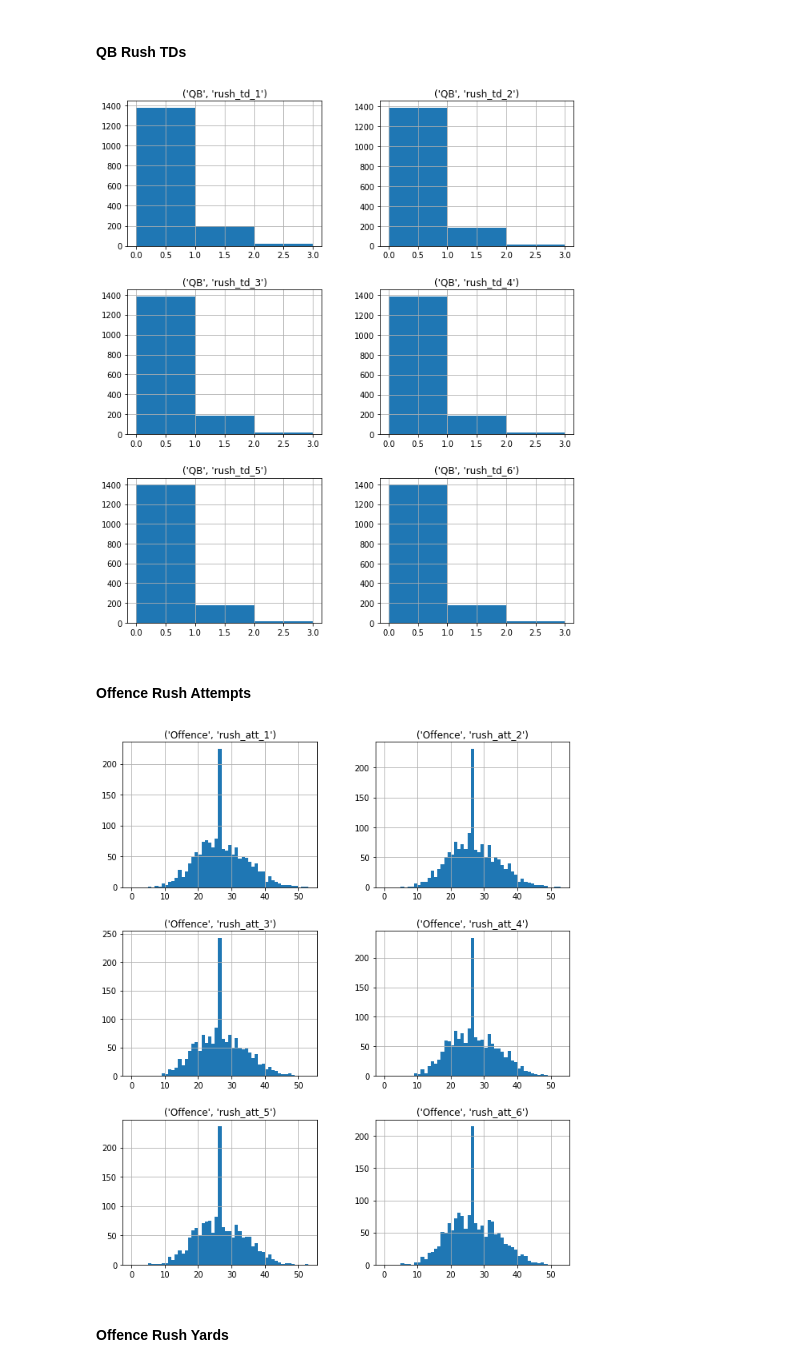
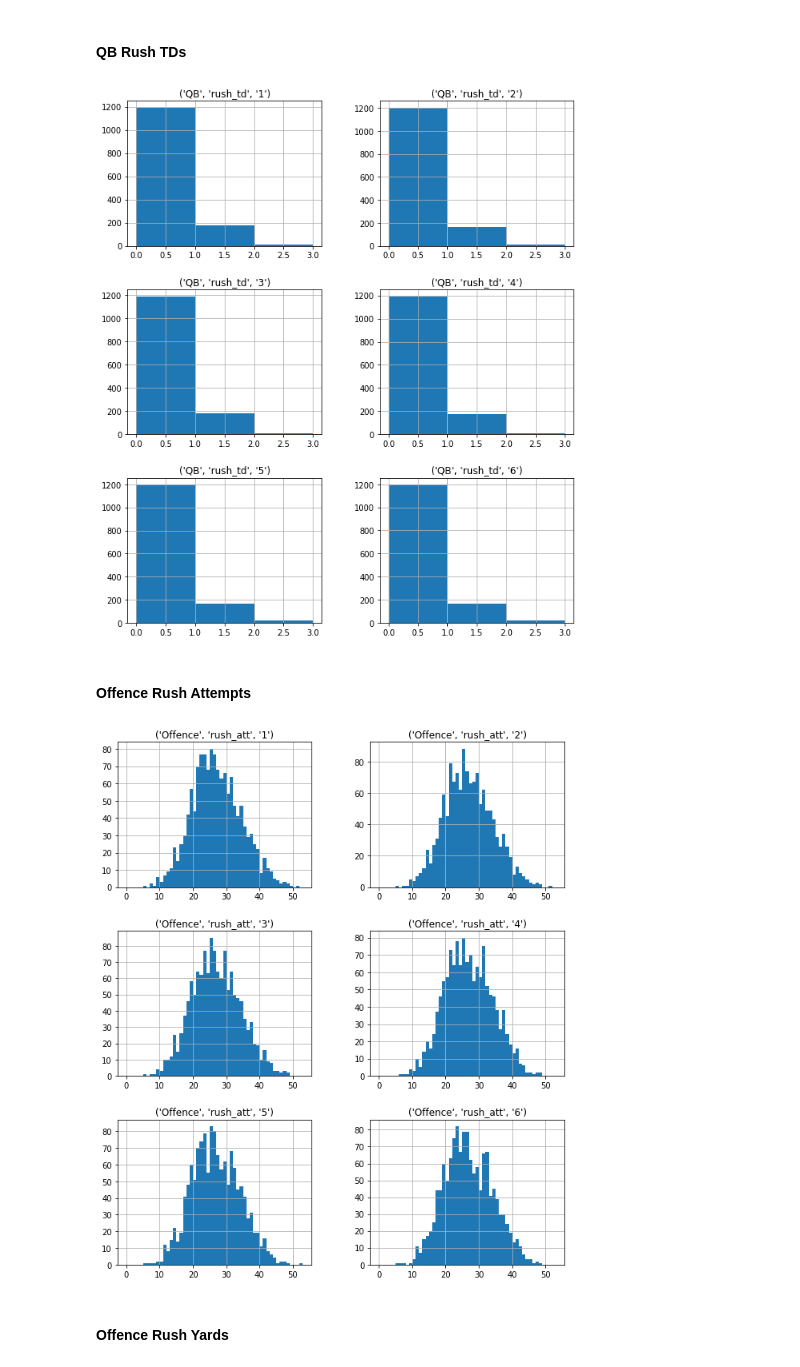
Before and after one commit to adunlop1234/NFL_Fantasy, a Jupyter notebook: QB Passing - Explore Data.ipynb, the cells around one changed output. Drawn from its saved outputs; the diff is of its cells as text; code cells hidden in the pictures.

Commit message:
Clean data jupyter notebook

```diff
--- a/QB Passing - Explore Data.ipynb
+++ b/QB Passing - Explore Data.ipynb
@@ -14,7 +16,9 @@ from collections import Counter
 # Show all columns in DataFrames
 pd.options.display.max_columns = None
 
-features = pd.read_csv(os.path.join('NeuralPassing', 'Data', 'qbPassingFeatures.csv'), index_col=0, header=[0,1])
+# SELECT WHICH DATA TO LOAD
+#features = pd.read_csv(os.path.join('NeuralPassing', 'Data', 'qbPassingFeatures.csv'), index_col=0, header=[0,1,2])
+features = pd.read_csv(os.path.join('NeuralPassing', 'Data', 'qbPassingFeatures_CLEAN.csv'), index_col=0, header=[0,1,2])
 # %% [markdown]
 ## Explore Data
 # %% [markdown]
@@ -130,17 +136,17 @@ plt.show()
 # %% [markdown]
 #### QB Rush TDs
 # %%
-features[[('QB', 'rush_td_' + str(i)) for i in range(1,7)]].hist(bins=range(int(features[[('QB', 'rush_td_' + str(i)) for i in range(1,7)]].max().max())+2), figsize=(10,12))
+features[[('QB', 'rush_td', str(i)) for i in range(1,7)]].hist(bins=range(int(features[[('QB', 'rush_td', str(i)) for i in range(1,7)]].max().max())+2), figsize=(10,12))
 plt.show()
 # %% [output]
-[figure, old version]
+[figure, new version]
 # %% [markdown]
 #### Offence Rush Attempts
 # %%
-features[[('Offence', 'rush_att_' + str(i)) for i in range(1,7)]].hist(bins=range(int(features[[('Offence', 'rush_att_' + str(i)) for i in range(1,7)]].max().max())), figsize=(10,12))
+features[[('Offence', 'rush_att', str(i)) for i in range(1,7)]].hist(bins=range(int(features[[('Offence', 'rush_att', str(i)) for i in range(1,7)]].max().max())), figsize=(10,12))
 plt.show()
 # %% [output]
-[figure, old version]
+[figure, new version]
 # %% [markdown]
 #### Offence Rush Yards
 # %%
```
Also changed, not shown: parts of 31 cells of this notebook, 3 other files.
